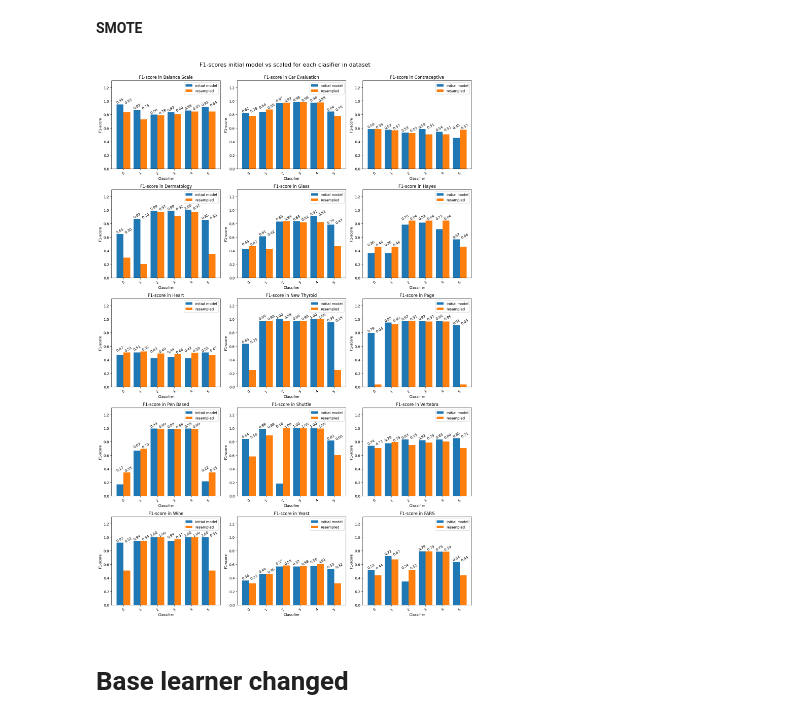
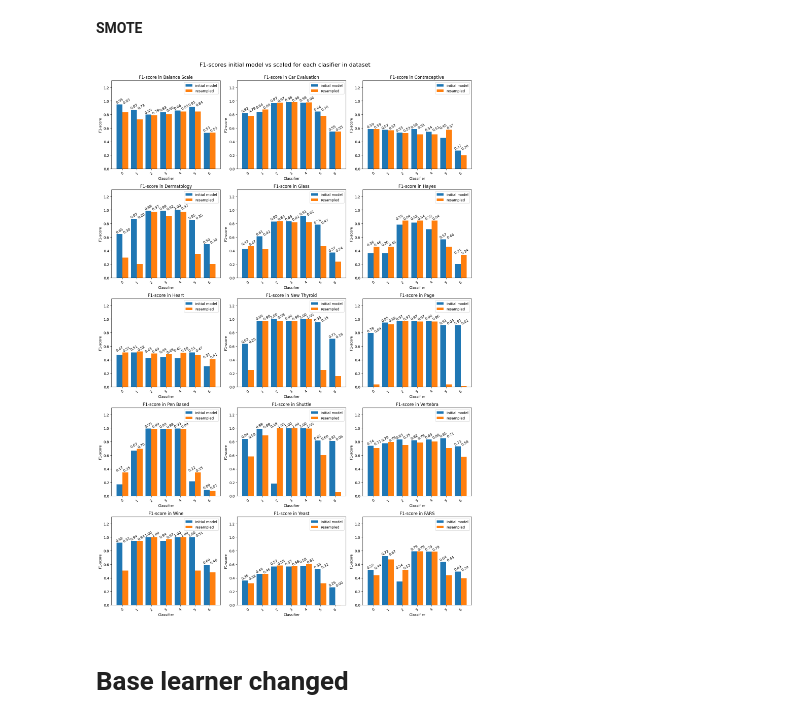
Before and after one commit to fokrey/ML-Project-Skoltech-2024-, a Jupyter notebook: comparison.ipynb, the cells around one changed output. Saved outputs shown, nothing was run; the diff lists cells and outputs as text; code cells hidden in the pictures.

Commit message:
added AdaCost in comparing results

```diff
--- a/comparison.ipynb
+++ b/comparison.ipynb
@@ -10,7 +10,8 @@ files_list = ['AdaBoost.csv',
  'GradientBoosting.csv',
  'XGBoost.csv',
  'CatBoost.csv',
- 'RUSBoostClassifier.csv']
+ 'RUSBoostClassifier.csv',
+ 'AdaCost.csv']
 files_list_resampled = ['TomekLinks_AdaBoost.csv',
  'TomekLinks_AdaBoost_SAMME.csv',
  'TomekLinks_GradientBoosting.csv',
@@ -94,7 +95,7 @@ fig, axs = plt.subplots(5, 3, figsize=(15, 22))
 for i, (dataset, scores) in enumerate(initial_model_results_datasetbase.items()):
     row = i // 3
     col = i % 3
-    clf_names = ['AdaBoost','AdaBoost_SAMME','GradientBoosting','XGBoost','CatBoost','RUSBoostClassifier']
+    clf_names = ['AdaBoost','AdaBoost_SAMME','GradientBoosting','XGBoost','CatBoost','RUSBoostClassifier','AdaCost']
     clf_score = scores
 
     bars = axs[row, col].bar(clf_names, clf_score)
@@ -106,7 +107,7 @@ for i, (dataset, scores) in enumerate(initial_model_results_datasetbase.items())
     axs[row, col].set_title(f'F1-score in {dataset}')
     axs[row, col].set_ylim(0, 1.1)
     for tick in axs[row, col].get_xticklabels():
-        tick.set_rotation(45)
+        tick.set_rotation(75)
 
 fig.suptitle('F1-scores in every dataset', fontsize=16, y=1)
 plt.tight_layout()
@@ -497,39 +498,39 @@ fig, axs = plt.subplots(5, 3, figsize=(15, 22))
 for i, (dataset, scores) in enumerate(initial_model_results_datasetbase.items()):
     row = i // 3
     col = i % 3
-    clf_names = ['AdaBoost','AdaBoost_SAMME','GradientBoosting','XGBoost','CatBoost','RUSBoostClassifier']
+    clf_names = ['AdaBoost','AdaBoost_SAMME','GradientBoosting','XGBoost','CatBoost','RUSBoostClassifier','AdaCost']
     clf_in_score = scores
 
     clf_re_score = resampled_sm_results_datasetbase[dataset]
 
     x = np.arange(len(clf_names))
     width = 0.4
 
     rects1 = axs[row, col].bar(x - width/2, clf_in_score, width, label='initial model')
     rects2 = axs[row, col].bar(x + width/2, clf_re_score, width, label='resampled')
 
     axs[row, col].set_xlabel('Classifier')
     axs[row, col].set_ylabel('F1-score')
     axs[row, col].set_title(f'F1-score in {dataset}')
     axs[row, col].set_ylim(0, 1.3)
     axs[row, col].legend()
     for tick in axs[row, col].get_xticklabels():
         tick.set_rotation(45)
 
     for bar, value1, value2 in zip(rects1, clf_in_score, clf_re_score):
         height = max(value1, value2)
         axs[row, col].text(bar.get_x() + bar.get_width() / 2, height, '{:.2f}'.format(value1),
                            ha='center', va='bottom', color='black', fontsize=10, rotation=30)
         axs[row, col].text(bar.get_x() + bar.get_width() / 2 + 0.5, height + 0.1, '{:.2f}'.format(value2),
                            ha='center', va='top', color='black', fontsize=10, rotation=30)
 
 
 
 fig.suptitle('F1-scores initial model vs scaled for each clasifier in dataset', fontsize=16, y=1)
 plt.tight_layout()
 plt.show()
 # %% [output]
-[figure, old version]
+[figure, new version]
 # %% [markdown]
 # Base learner changed
 # %%
```
Also changed, not shown: parts of 1 cell of this notebook, 5 other files.
